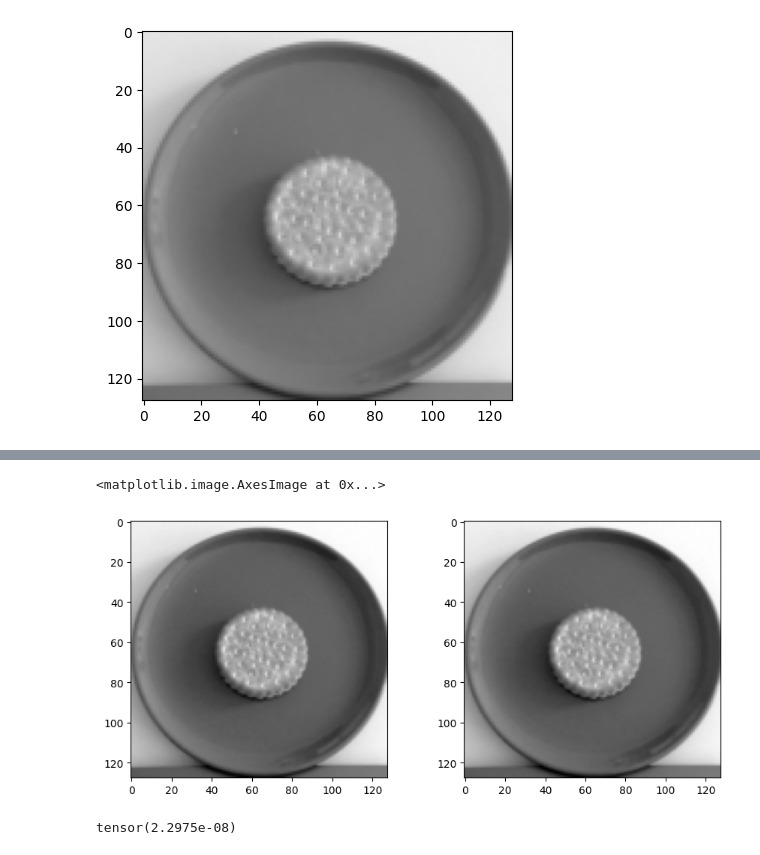
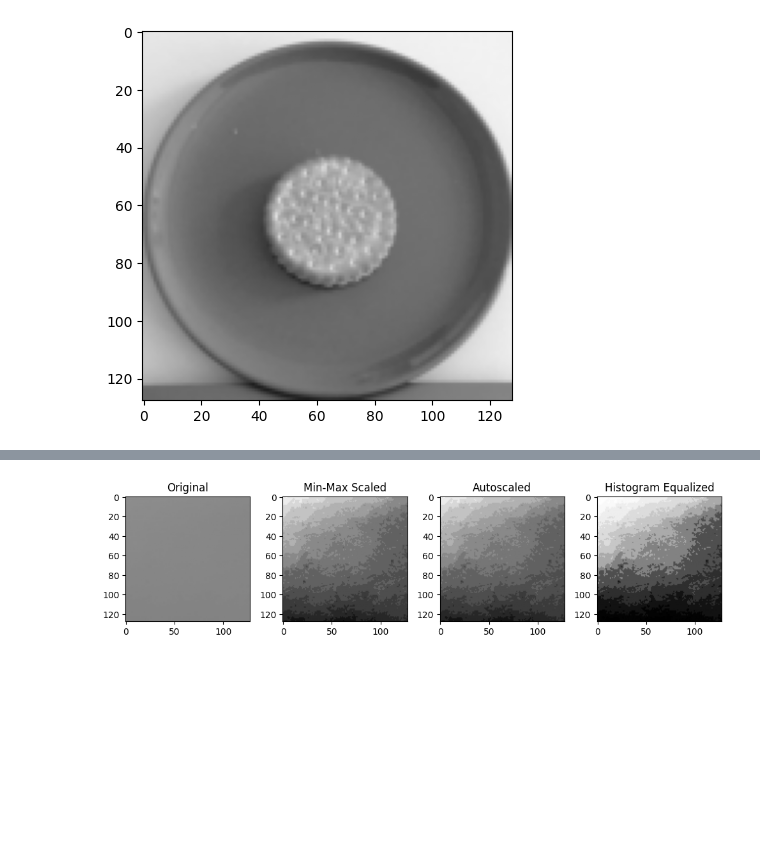
Before and after one commit to es-ude/anomaly-detection-demo, a Jupyter notebook: notebooks/cookies/data_exploration.ipynb, the cells around one changed output, grey strips where cells are left out. Saved outputs shown, nothing was run; the diff lists cells and outputs as text; code cells hidden in the pictures; blank space fills up the shorter version.

Commit message:
add small plot for different normalization techniques

```diff
--- a/notebooks/cookies/data_exploration.ipynb
+++ b/notebooks/cookies/data_exploration.ipynb
@@ -45,17 +40,32 @@ plt.imshow(image.squeeze() * 0.01, vmin=0, vmax=1, cmap="gray")
-# %%
-img = image.squeeze() * 0.01
-
-img_norm = img / img.std()
-img_v1 = (img_norm - img_norm.min()) / (img_norm.max() - img_norm.min())
-img_v2 = (img - img.min()) / (img.max() - img.min())
-
-fig, axs = plt.subplots(nrows=1, ncols=2, figsize=(10, 4), tight_layout=True)
-axs[0].imshow(img_v1, vmin=0, vmax=1, cmap="gray")
-axs[1].imshow(img_v2, vmin=0, vmax=1, cmap="gray")
-# %% [output]
-<matplotlib.image.AxesImage at 0x...>
-[figure, removed]
-# %%
-(img_v1 - img_v2).abs().mean()
-# %% [output]
-tensor(2.2975e-08)
+# %%
+import os
+import torch
+import torchvision.transforms.v2 as transforms
+from PIL import Image
+
+preprocess = transforms.Compose([
+    transforms.ToImage(),
+    transforms.Grayscale(num_output_channels=1),
+    transforms.Resize((int(os.environ["IMAGE_WIDTH"]), int(os.environ["IMAGE_HEIGHT"]))),
+    transforms.ToDtype(dtype=torch.float32, scale=True),
+])
+
+with Image.open("/Users/juho/Downloads/white.png", "r") as image:
+    img = preprocess(image.copy())
+
+img_minmax = (img - img.min()) / (img.max() - img.min())
+img_autocontrast = transforms.functional.autocontrast(img)
+img_histogram_eq = transforms.functional.equalize((img * 255).to(torch.uint8)).to(torch.float32) / 255
+
+fig, axs = plt.subplots(nrows=1, ncols=4, figsize=(10, 5), tight_layout=True)
+
+def imshow(idx: int, data: torch.Tensor, title: str):
+    axs[idx].imshow(data.movedim(0, -1), vmin=0, vmax=1, cmap="gray")
+    axs[idx].set_title(title)
+
+imshow(0, img, "Original")
+imshow(1, img_minmax, "Min-Max Scaled")
+imshow(2, img_autocontrast, "Autoscaled")
+imshow(3, img_histogram_eq, "Histogram Equalized")
+# %% [output]
+[figure, added]
```
Also changed, not shown: parts of 1 cell of this notebook.
